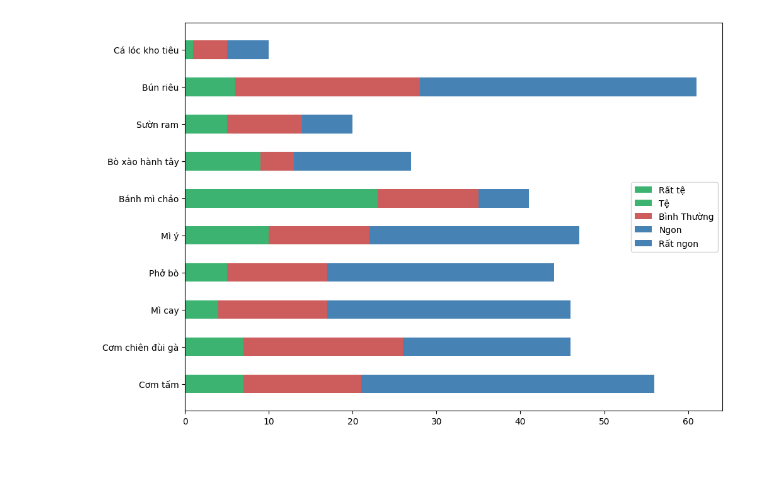
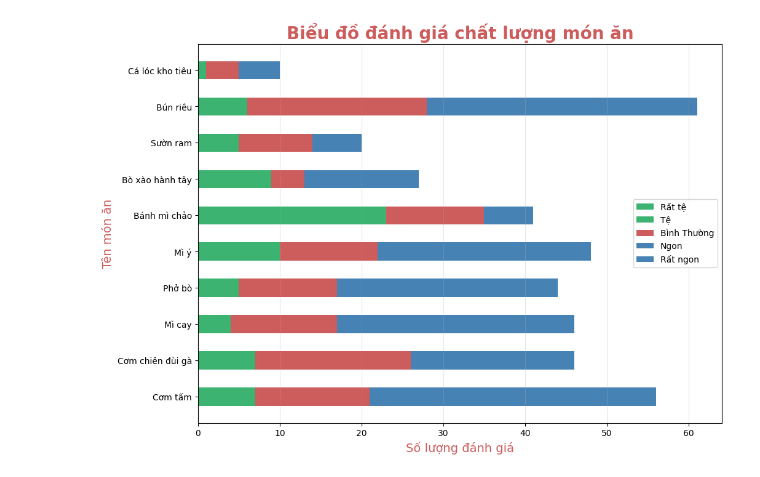
Before and after one commit to LIIHERTZ/Do_an_cuoi_ky_Python, a Jupyter notebook: main.ipynb, the cells around one changed output. Saved outputs shown, nothing was run; the diff lists cells and outputs as text; code cells hidden in the pictures.

```diff
--- a/main.ipynb
+++ b/main.ipynb
@@ -26,10 +26,15 @@ df.head(10)
 ser_MonAn = pd.Series(df['Món ăn'])
 MonAn_SoLuong = [0]*10
 MonAn_DanhSach = ['Cơm tấm','Cơm chiên đùi gà','Mì cay','Phở bò','Mì ý','Bánh mì chảo','Bò xào hành tây','Sườn ram','Bún riêu','Cá lóc kho tiêu']
-for i in range(1,num):
+for i in range(1,num + 1):
     for j in range(10):
         if ser_MonAn[i]==MonAn_DanhSach[j]:
             MonAn_SoLuong[j]+=1
-plt.barh(MonAn_DanhSach,MonAn_SoLuong,color='green')
+plt.figure(figsize=(11, 8))
+plt.barh(MonAn_DanhSach,MonAn_SoLuong,color='seagreen')
+plt.grid(axis='x', alpha=0.3)
+plt.title("Biểu đồ số lượng món được mua",fontsize=20,color='indianred',fontweight='bold')
+plt.ylabel("Tên món ăn",fontsize=14,color='indianred')
+plt.xlabel("Số lượng mua", fontsize=14, color='indianred')
 plt.show()
 # %% [output]
@@ -43,7 +48,7 @@ KetQua_DanhGiaMonAn = []
 for i in range(10):
     inner_list = [0] * 5
     KetQua_DanhGiaMonAn.append(inner_list)
-for i in range(1,num):
+for i in range(1,num + 1):
     for j in range (5):
         if ser_DanhGiaMonAn[i] == DanhGia[j]:
             for k in range (10):
@@ -51,32 +56,35 @@ for i in range(1,num):
                     KetQua_DanhGiaMonAn[k][j] +=1
 
 DanhGia_RatTe = [0]*10
 DanhGia_Te = [0]*10
 DanhGia_BinhThuong = [0]*10
 DanhGia_Ngon = [0]*10
 DanhGia_RatNgon = [0]*10
 for i in range (10):
     for j in range (5):
         if j == 0 :
             DanhGia_RatTe[i] += KetQua_DanhGiaMonAn[i][j]
         if j == 1 :
             DanhGia_Te[i] += KetQua_DanhGiaMonAn[i][j]
         if j == 2 :
             DanhGia_BinhThuong[i] += KetQua_DanhGiaMonAn[i][j]
         if j == 3 :
             DanhGia_Ngon[i] += KetQua_DanhGiaMonAn[i][j]
         if j == 4 :
             DanhGia_RatNgon[i] += KetQua_DanhGiaMonAn[i][j]
 
 width = 0.5
 plt.figure(figsize=(11, 8))
 plt.barh(MonAn_DanhSach,DanhGia_RatTe,width,color='mediumseagreen',label='Rất tệ')
 plt.barh(MonAn_DanhSach,DanhGia_Te,width,color='mediumseagreen',label='Tệ',left=DanhGia_RatTe)
 plt.barh(MonAn_DanhSach,DanhGia_BinhThuong,width,color='indianred',label='Bình Thường',left =np.add(DanhGia_RatTe, DanhGia_Te))
 plt.barh(MonAn_DanhSach,DanhGia_Ngon,width,color='steelblue',label='Ngon',left=np.add(DanhGia_RatTe, np.add(DanhGia_Te,DanhGia_BinhThuong)))
 plt.barh(MonAn_DanhSach,DanhGia_RatNgon,width,color='steelblue',label='Rất ngon',left =np.add(DanhGia_RatTe, np.add(DanhGia_Te,np.add(DanhGia_BinhThuong,DanhGia_Ngon))))
 plt.legend(loc='best')
-
+plt.grid(axis='x', alpha=0.3)
+plt.title("Biểu đồ đánh giá chất lượng món ăn",fontsize=20,color='indianred',fontweight='bold')
+plt.ylabel("Tên món ăn",fontsize=14,color='indianred')
+plt.xlabel("Số lượng đánh giá", fontsize=14, color='indianred')
 plt.show()
 # %% [output]
-[figure, old version]
+[figure, new version]
```
Also changed, not shown: parts of 5 cells of this notebook.
